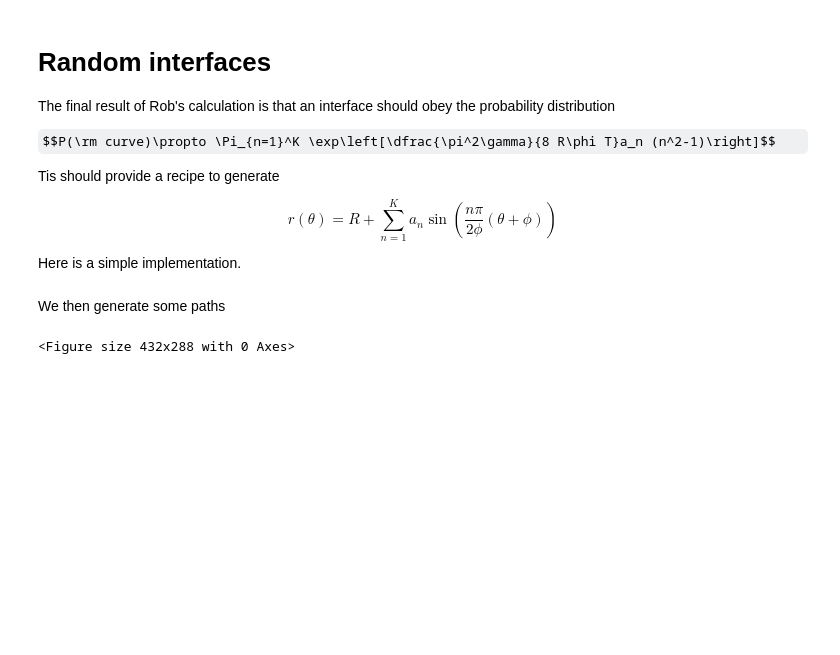
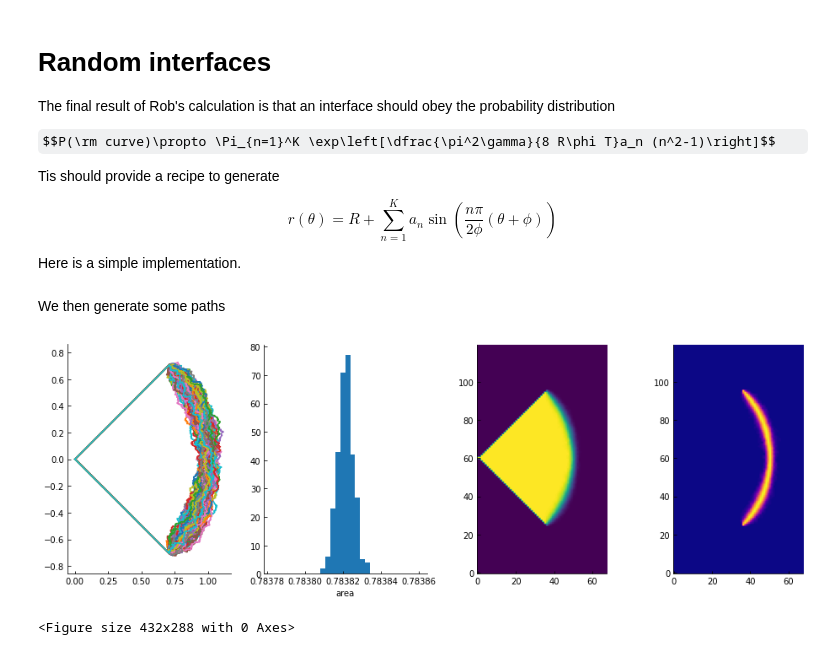
Before and after one commit to FTurci/curve-generation, a Jupyter notebook: CurveGeneration.ipynb, the cells around one changed output. Drawn from its saved outputs; the diff is of its cells as text; code cells hidden in the pictures; some formulas as TeX source; blank space fills up the shorter version.

```diff
--- a/CurveGeneration.ipynb
+++ b/CurveGeneration.ipynb
@@ -32,7 +32,14 @@ def generate_curve(R = 1.0, energy = 1.0, phi = np.pi/2., K = 100,ntheta = 50):
     # generate all coefficients n>=2
     a2s  = np.random.normal(np.zeros(K-1),stds)
 
-    a1 = 0
+#     a1 = 0
+#     a1 = np.sqrt(np.sum)
+    odds = np.arange(3,K+1,2)
+    sumodd = 2*R* np.sum(4*a2s[1::2]/odds/np.pi)
+    C = np.sum(a2s**2)+sumodd
+    b2m4ac = 16*R**2/np.pi**2-C
+    assert b2m4ac>0, "Probems inside the sqrt"
+    a1 = -4*R/np.pi+np.sqrt(b2m4ac)
     a = np.concatenate([[a1],a2s])
     n = np.concatenate([[1],ns])
     #  sample n-2 coefficients
@@ -60,34 +67,41 @@ import tqdm
 
 areas = []
 rhos = []
 fig,ax = plt.subplots(1,4, figsize=(16,5))
 dx = dy = 0.02
 xlo = 0.0
 xhi = 1.35
 ylo =  -1.2
 yhi = 1.2
 gridx,gridy = np.mgrid[xlo:xhi:dx,ylo:yhi:dy]
 
-for k in tqdm.tqdm(range(500)):
-    x,y,r,theta  = generate_curve(phi= np.pi/4, energy = 100, K=1000, ntheta=1000)
+for k in tqdm.tqdm(range(300)):
+    x,y,r,theta  = generate_curve(phi= np.pi/4, energy = 500, K=1000, ntheta=1000)
     ax[0].plot(x,y)
     shape = Polygon([(xx,yy) for xx,yy in zip(x,y)])
     areas.append(shape.area)
 
     #use faster matplotlib function to check grid
     polygon = np.array([x,y]).T
     path = mpltPath.Path(polygon)
     points = np.array([gridx.ravel(),gridy.ravel()]).T
     contained = path.contains_points(points)
     rhos.append(contained.astype(np.float32).reshape(gridx.shape))
     # second estimate of the area from the grid
     area_from_ratio = contained.sum()/len(contained)*(xhi-xlo)*(yhi-ylo)
 #     print(shape.area, area_from_ratio)
 
 #
+areas = np.array(areas)
 ax[0].axis('equal');
 ax[1].hist(areas);
+ax[1].set_xlim(areas.mean()-10*areas.std(),areas.mean()+10*areas.std())
 ax[1].set_xlabel('area')
 ax[2].imshow(np.mean(rhos,axis=0).T, origin='lower')
-ax[3].imshow(np.var(rhos,axis=0).T, origin='lower', cmap=plt.cm.plasma)
+ax[3].imshow(np.var(rhos,axis=0).T, origin='lower', cmap=plt.cm.plasma
+            )
+
+plt.savefig("paths.png")
+# %% [output]
+[figure, added]
 # %%
```
Also changed, not shown: parts of 1 cell of this notebook, 1 other file.
